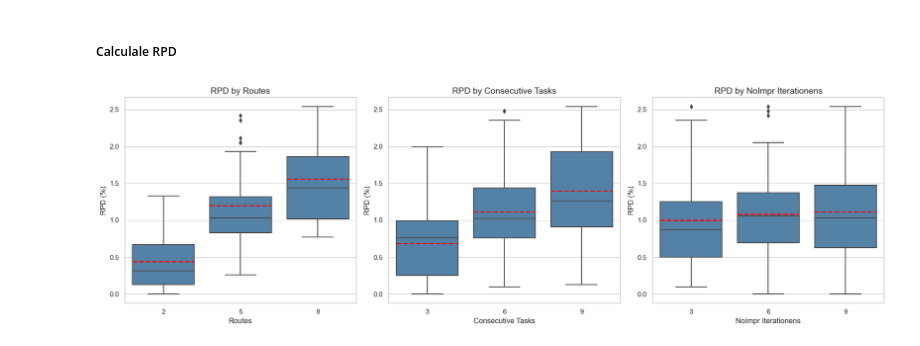
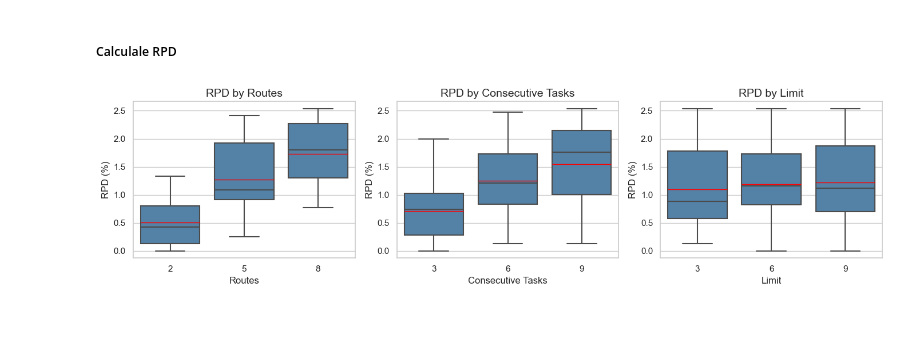
Before and after one commit to MxHbm/IM_Challenge, a Jupyter notebook: Data/Parameter_study/ILS/Parameterstudie_ILS.ipynb, the cells around one changed output. Saved outputs shown, nothing was run; the diff lists cells and outputs as text; code cells hidden in the pictures; blank space fills up the shorter version.

```diff
--- a/Data/Parameter_study/ILS/Parameterstudie_ILS.ipynb
+++ b/Data/Parameter_study/ILS/Parameterstudie_ILS.ipynb
@@ -73,10 +73,13 @@ df['WaitingTime'] = df['WaitingTime'].astype(int)
 df = df.rename(columns={
     'sublists_to_modify': 'Routes',
     'consecutive_to_remove': 'Consecutive Tasks',
-    'threshold': 'NoImpr Iterationens',
+    'threshold': 'Limit',
     # Add more columns to rename as needed
 })
 
-#table = tabulate(df, headers='keys', tablefmt='pretty', showindex=False)
-df.head(3)
+
+
+# Delete the rows with MainTAsk = False
+df = df[df['MainTasks'] == True]
+df
 # %% [output]
@@ -99,34 +111,34 @@ plt.rcParams["font.family"] = "serif"
 
 # Set seaborn style for whitegrid (can adjust to suit scientific purposes)
 sns.set(style="whitegrid")
 
 # Parameters to plot
-parameters = ['Routes', 'Consecutive Tasks', 'NoImpr Iterationens']
+parameters = ['Routes', 'Consecutive Tasks', 'Limit']
 
 # Set a consistent color for all box plots
 boxplot_color = "steelblue"
 
 # Create subplots - one for each parameter
-fig, axes = plt.subplots(1, len(parameters), figsize=(18, 6))
+fig, axes = plt.subplots(1, len(parameters), figsize=(14, 4))
 
 # Loop through the parameters and create boxplots in subplots
 for i, param in enumerate(parameters):
     sns.boxplot(x=param, y='RPD', data=df, showmeans=True, meanline=True,
-                meanprops={"color": "red", "ls": "--", "lw": 2},
+                meanprops={"color": "red", "ls": "-", "lw": 1},
                 color=boxplot_color, ax=axes[i])  # Set consistent color
 
     # Set titles for each subplot
     axes[i].set_title(f'RPD by {param}', fontsize=14)
     axes[i].set_xlabel(param, fontsize=12)
     axes[i].set_ylabel('RPD (%)', fontsize=12)
 
 # Adjust the layout to make space for the overall title
 plt.tight_layout(rect=[0, 0, 1, 0.95])
 
 # Save the figure as a PNG file
 plt.savefig('rpd_box_plots_scientific.png', dpi=300)  # Save with high dpi for quality
 
 # Show the plot
 plt.show()
 # %% [output]
-[figure, old version]
+[figure, new version]
```
Also changed, not shown: parts of 1 cell of this notebook, 8 other files.
